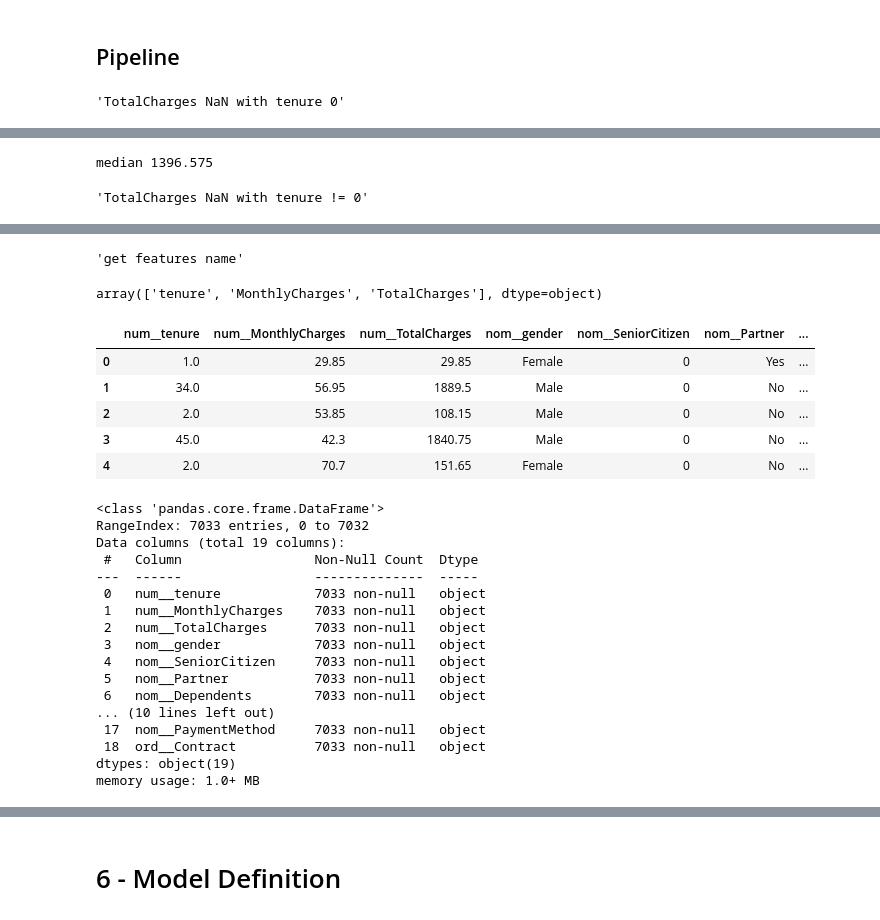
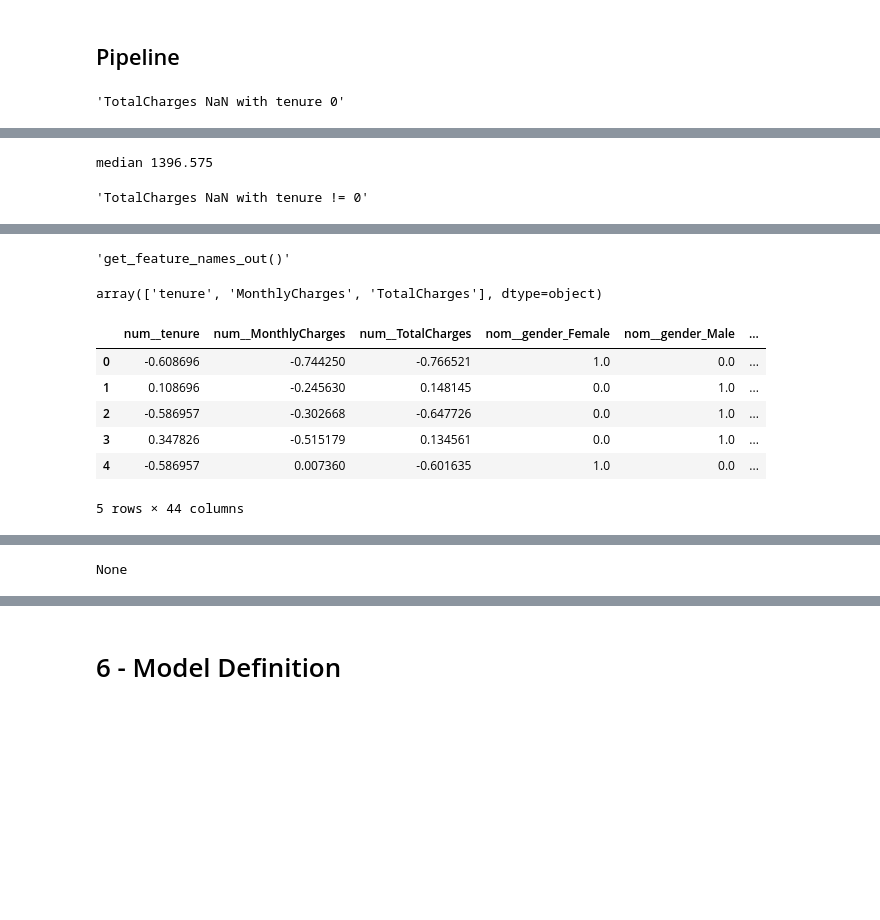
Before and after one commit to jasonrichdarmawan/p2-ml1, a Jupyter notebook: h8dsft_P2M1_jason_rich_darmawan_onggo_putra.ipynb, the cells around one changed output, grey strips where cells are left out. Cells and saved outputs as stored; diff of their text form; code cells hidden in the pictures; blank space fills up the shorter version.

```diff
--- a/h8dsft_P2M1_jason_rich_darmawan_onggo_putra.ipynb
+++ b/h8dsft_P2M1_jason_rich_darmawan_onggo_putra.ipynb
@@ -377,10 +378,15 @@ num_pipe = Pipeline(
             feature_names_out=num_imp.imp_out
         )),
         ('imputer', SimpleImputer(strategy='median')),
-        # ('sqrt', FunctionTransformer(
-        #     func=num_imp.sqrt, kw_args={'features': num_cols},
-        #     feature_names_out=num_imp.imp_out
-        # ))
+        ('sqrt', FunctionTransformer(
+            func=num_imp.sqrt, kw_args={'features': num_cols},
+            feature_names_out=num_imp.imp_out
+        )),
+        # although there is no outliers
+        # based on mean + 3 * std or q3 + 1.5*IQR
+        # 'TotalCharges' will increase overtime.
+        # Fitted model within 1 year will always see outliers in 'TotalCharges'
+        ('scaler', RobustScaler())
     ]
 )
 
@@ -406,13 +412,41 @@ isolate()
 
 nom_pipe = Pipeline(
     steps=[
-        ('imputer', SimpleImputer(strategy='most_frequent'))
+        ('imputer', SimpleImputer(strategy='most_frequent')),
+        ('enc', OneHotEncoder(
+            categories=[
+                df_a['gender'].cat.categories.tolist(),
+                df_a['SeniorCitizen'].cat.categories.tolist(),
+                df_a['Partner'].cat.categories.tolist(),
+                df_a['Dependents'].cat.categories.tolist(),
+                df_a['PhoneService'].cat.categories.tolist(),
+                df_a['MultipleLines'].cat.categories.tolist(),
+                df_a['InternetService'].cat.categories.tolist(),
+                df_a['OnlineSecurity'].cat.categories.tolist(),
+                df_a['OnlineBackup'].cat.categories.tolist(),
+                df_a['DeviceProtection'].cat.categories.tolist(),
+                df_a['TechSupport'].cat.categories.tolist(),
+                df_a['StreamingTV'].cat.categories.tolist(),
+                df_a['StreamingMovies'].cat.categories.tolist(),
+                df_a['PaperlessBilling'].cat.categories.tolist(),
+                df_a['PaymentMethod'].cat.categories.tolist()
+            ],
+            # multicollinearity test do not affect predictive power
+            # we will not drop='first'
+            # drop='first',
+            handle_unknown='ignore'
+        ))
     ]
 )
 
 ord_pipe = Pipeline(
     steps=[
-        ('imputer', SimpleImputer(strategy='most_frequent'))
+        ('imputer', SimpleImputer(strategy='most_frequent')),
+        ('enc', OrdinalEncoder(
+            categories=[
+                df_a['Contract'].cat.categories.tolist()
+            ]
+        ))
     ]
 )
 
@@ -455,25 +489,9 @@ array([[1.00000e+00, 2.98500e+01, 1.39225e+03],
-'get features name'
+'get_feature_names_out()'
 array(['tenure', 'MonthlyCharges', 'TotalCharges'], dtype=object)
-|  | num__tenure | num__MonthlyCharges | num__TotalCharges | nom__gender | nom__SeniorCitizen | nom__Partner | ... |
-| 0 | 1.0 | 29.85 | 29.85 | Female | 0 | Yes | ... |
-| 1 | 34.0 | 56.95 | 1889.5 | Male | 0 | No | ... |
-| 2 | 2.0 | 53.85 | 108.15 | Male | 0 | No | ... |
-| 3 | 45.0 | 42.3 | 1840.75 | Male | 0 | No | ... |
-| 4 | 2.0 | 70.7 | 151.65 | Female | 0 | No | ... |
+|  | num__tenure | num__MonthlyCharges | num__TotalCharges | nom__gender_Female | nom__gender_Male | ... |
+| 0 | -0.608696 | -0.744250 | -0.766521 | 1.0 | 0.0 | ... |
+| 1 | 0.108696 | -0.245630 | 0.148145 | 0.0 | 1.0 | ... |
+| 2 | -0.586957 | -0.302668 | -0.647726 | 0.0 | 1.0 | ... |
+| 3 | 0.347826 | -0.515179 | 0.134561 | 0.0 | 1.0 | ... |
+| 4 | -0.586957 | 0.007360 | -0.601635 | 1.0 | 0.0 | ... |
-<class 'pandas.core.frame.DataFrame'>
-RangeIndex: 7033 entries, 0 to 7032
-Data columns (total 19 columns):
- #   Column                 Non-Null Count  Dtype
----  ------                 --------------  -----
- 0   num__tenure            7033 non-null   object
- 1   num__MonthlyCharges    7033 non-null   object
- 2   num__TotalCharges      7033 non-null   object
- 3   nom__gender            7033 non-null   object
- 4   nom__SeniorCitizen     7033 non-null   object
- 5   nom__Partner           7033 non-null   object
- 6   nom__Dependents        7033 non-null   object
-... (10 lines left out)
- 17  nom__PaymentMethod     7033 non-null   object
- 18  ord__Contract          7033 non-null   object
-dtypes: object(19)
-memory usage: 1.0+ MB
+5 rows × 44 columns
@@ -480,0 +515 @@ None
+None
```
Also changed, not shown: parts of 11 cells of this notebook, 1 other file.
